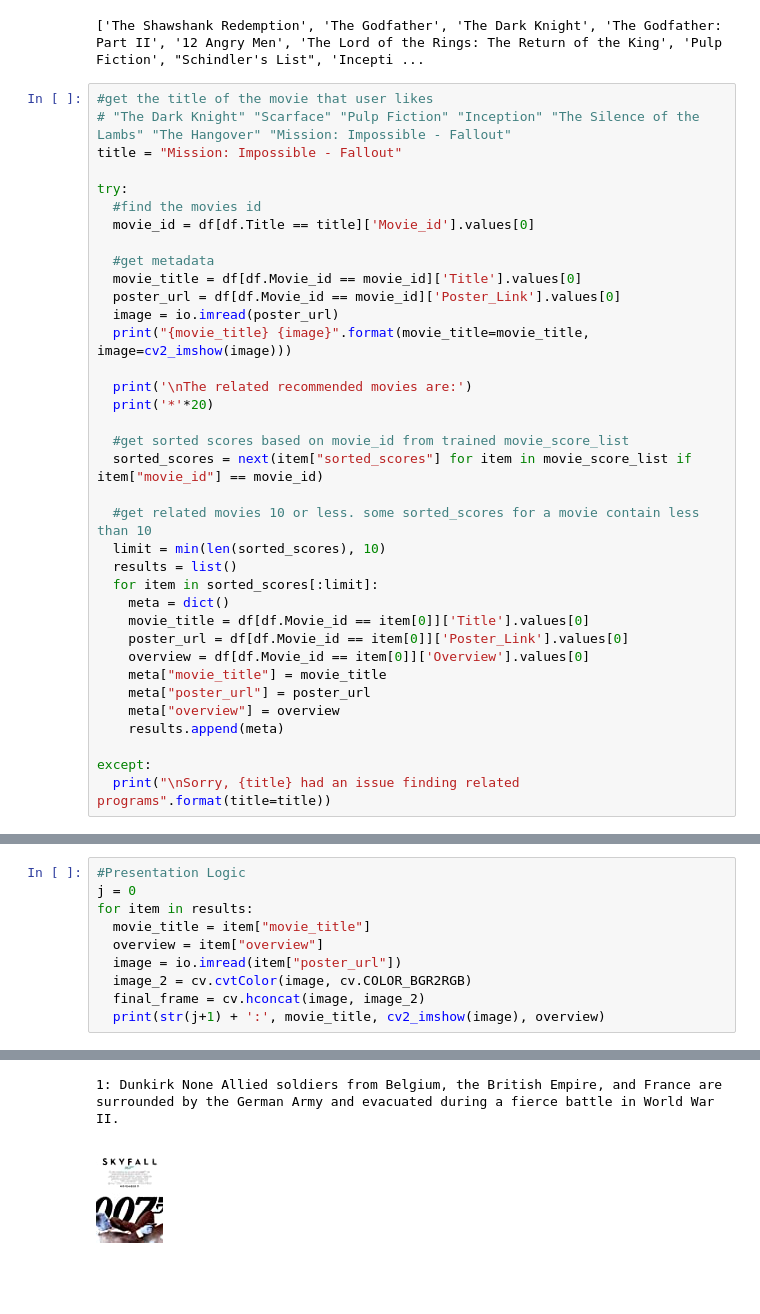
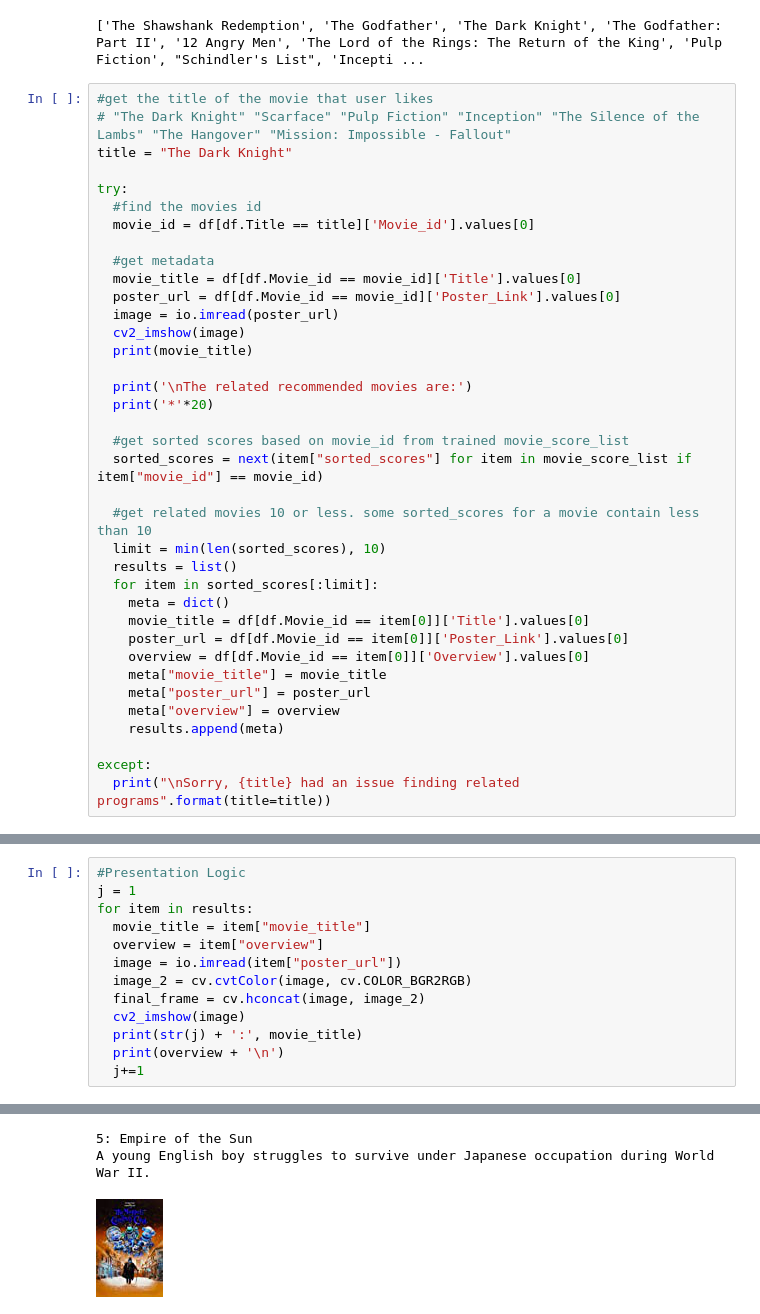
Before and after one commit to quangly/MovieRecommendation, a Jupyter notebook: MovieRecommendation.ipynb, the cells around one changed output, grey strips where cells are left out. Drawn from its saved outputs; the diff is of its cells as text; blank space fills up the shorter version.

Commit message:
Fixed image show

```diff
--- a/MovieRecommendation.ipynb
+++ b/MovieRecommendation.ipynb
@@ -141,7 +141,7 @@ print(list(df['Title'].unique()))
 # %%
 #get the title of the movie that user likes
 # "The Dark Knight" "Scarface" "Pulp Fiction" "Inception" "The Silence of the Lambs" "The Hangover" "Mission: Impossible - Fallout"
-title = "Mission: Impossible - Fallout"
+title = "The Dark Knight"
 
 try:
   #find the movies id
@@ -151,7 +151,8 @@ try:
   movie_title = df[df.Movie_id == movie_id]['Title'].values[0]
   poster_url = df[df.Movie_id == movie_id]['Poster_Link'].values[0]
   image = io.imread(poster_url)
-  print("{movie_title} {image}".format(movie_title=movie_title, image=cv2_imshow(image)))
+  cv2_imshow(image)
+  print(movie_title)
 
   print('\nThe related recommended movies are:')
   print('*'*20)
@@ -182,12 +183,15 @@ The related recommended movies are:
 ********************
 # %%
 #Presentation Logic
-j = 0
+j = 1
 for item in results:
   movie_title = item["movie_title"]
   overview = item["overview"]
   image = io.imread(item["poster_url"])
   image_2 = cv.cvtColor(image, cv.COLOR_BGR2RGB)
   final_frame = cv.hconcat(image, image_2)
-  print(str(j+1) + ':', movie_title, cv2_imshow(image), overview)
+  cv2_imshow(image)
+  print(str(j) + ':', movie_title)
+  print(overview + '\n')
+  j+=1
 # %% [output]
@@ -203,2 +211,3 @@ for item in results:
-1: Dunkirk None Allied soldiers from Belgium, the British Empire, and France are surrounded by the German Army and evacuated during a fierce battle in World War II.
+5: Empire of the Sun
+A young English boy struggles to survive under Japanese occupation during World War II.
-[figure, old version]
+[figure, new version]
```
Also changed, not shown: parts of 4 cells of this notebook.
